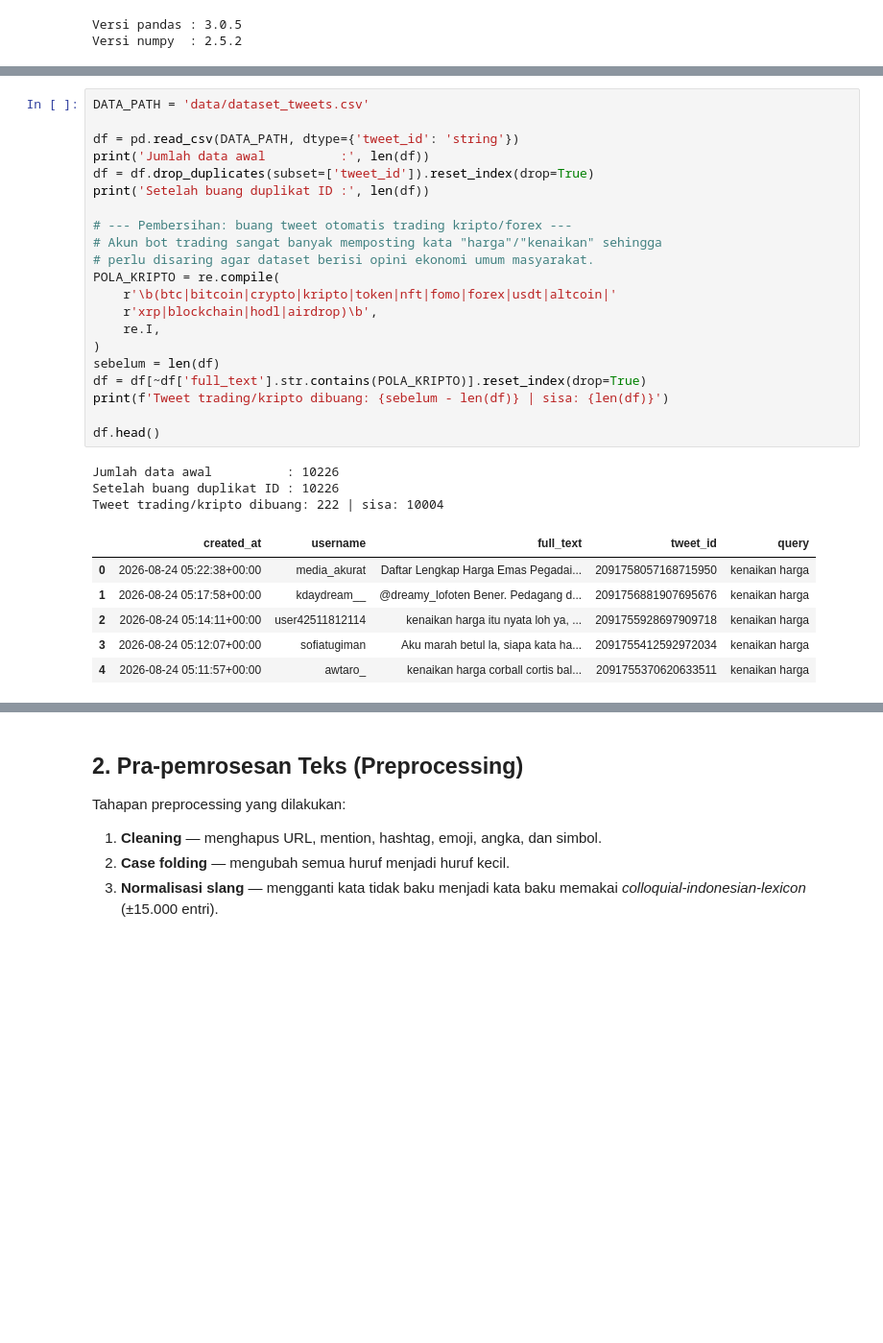
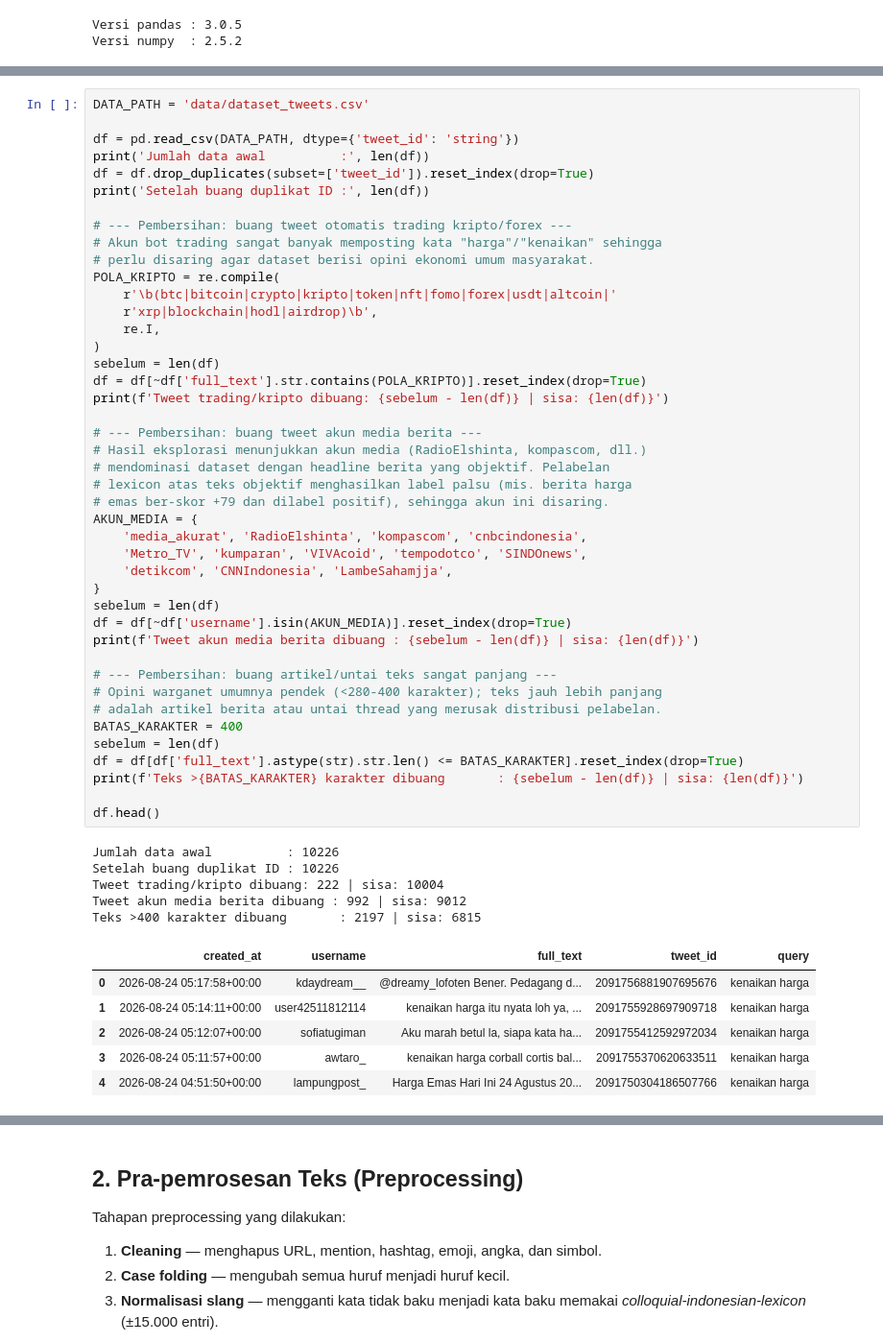
Before and after one commit to YantUgli/Sentiment-Analysis-Kebijakan-2024-2026, a Jupyter notebook: sentiment_analysis_training.ipynb, the cells around one changed output, grey strips where cells are left out. Shown at 96% size. Saved outputs shown, nothing was run; the diff lists cells and outputs as text; blank space fills up the shorter version.

```diff
--- a/sentiment_analysis_training.ipynb
+++ b/sentiment_analysis_training.ipynb
@@ -53,34 +55,58 @@ Dataset diperoleh dari scraping mandiri menggunakan `scraping_twitter.py` (libra
 # %%
 DATA_PATH = 'data/dataset_tweets.csv'
 
 df = pd.read_csv(DATA_PATH, dtype={'tweet_id': 'string'})
 print('Jumlah data awal          :', len(df))
 df = df.drop_duplicates(subset=['tweet_id']).reset_index(drop=True)
 print('Setelah buang duplikat ID :', len(df))
 
 # --- Pembersihan: buang tweet otomatis trading kripto/forex ---
 # Akun bot trading sangat banyak memposting kata "harga"/"kenaikan" sehingga
 # perlu disaring agar dataset berisi opini ekonomi umum masyarakat.
 POLA_KRIPTO = re.compile(
     r'\b(btc|bitcoin|crypto|kripto|token|nft|fomo|forex|usdt|altcoin|'
     r'xrp|blockchain|hodl|airdrop)\b',
     re.I,
 )
 sebelum = len(df)
 df = df[~df['full_text'].str.contains(POLA_KRIPTO)].reset_index(drop=True)
 print(f'Tweet trading/kripto dibuang: {sebelum - len(df)} | sisa: {len(df)}')
 
+# --- Pembersihan: buang tweet akun media berita ---
+# Hasil eksplorasi menunjukkan akun media (RadioElshinta, kompascom, dll.)
+# mendominasi dataset dengan headline berita yang objektif. Pelabelan
+# lexicon atas teks objektif menghasilkan label palsu (mis. berita harga
+# emas ber-skor +79 dan dilabel positif), sehingga akun ini disaring.
+AKUN_MEDIA = {
+    'media_akurat', 'RadioElshinta', 'kompascom', 'cnbcindonesia',
+    'Metro_TV', 'kumparan', 'VIVAcoid', 'tempodotco', 'SINDOnews',
+    'detikcom', 'CNNIndonesia', 'LambeSahamjja',
+}
+sebelum = len(df)
+df = df[~df['username'].isin(AKUN_MEDIA)].reset_index(drop=True)
+print(f'Tweet akun media berita dibuang : {sebelum - len(df)} | sisa: {len(df)}')
+
+# --- Pembersihan: buang artikel/untai teks sangat panjang ---
+# Opini warganet umumnya pendek (<280-400 karakter); teks jauh lebih panjang
+# adalah artikel berita atau untai thread yang merusak distribusi pelabelan.
+BATAS_KARAKTER = 400
+sebelum = len(df)
+df = df[df['full_text'].astype(str).str.len() <= BATAS_KARAKTER].reset_index(drop=True)
+print(f'Teks >{BATAS_KARAKTER} karakter dibuang       : {sebelum - len(df)} | sisa: {len(df)}')
+
 df.head()
 # %% [output]
 Jumlah data awal          : 10226
 Setelah buang duplikat ID : 10226
 Tweet trading/kripto dibuang: 222 | sisa: 10004
+Tweet akun media berita dibuang : 992 | sisa: 9012
+Teks >400 karakter dibuang       : 2197 | sisa: 6815
 |  | created_at | username | full_text | tweet_id | query |
-| 0 | 2026-08-24 05:22:38+00:00 | media_akurat | Daftar Lengkap Harga Emas Pegadai... | 2091758057168715950 | kenaikan harga |
-| 1 | 2026-08-24 05:17:58+00:00 | kdaydream__ | @dreamy_lofoten Bener. Pedagang d... | 2091756881907695676 | kenaikan harga |
-| 2 | 2026-08-24 05:14:11+00:00 | user42511812114 | kenaikan harga itu nyata loh ya, ... | 2091755928697909718 | kenaikan harga |
-| 3 | 2026-08-24 05:12:07+00:00 | sofiatugiman | Aku marah betul la, siapa kata ha... | 2091755412592972034 | kenaikan harga |
-| 4 | 2026-08-24 05:11:57+00:00 | awtaro_ | kenaikan harga corball cortis bal... | 2091755370620633511 | kenaikan harga |
+| 0 | 2026-08-24 05:17:58+00:00 | kdaydream__ | @dreamy_lofoten Bener. Pedagang d... | 2091756881907695676 | kenaikan harga |
+| 1 | 2026-08-24 05:14:11+00:00 | user42511812114 | kenaikan harga itu nyata loh ya, ... | 2091755928697909718 | kenaikan harga |
+| 2 | 2026-08-24 05:12:07+00:00 | sofiatugiman | Aku marah betul la, siapa kata ha... | 2091755412592972034 | kenaikan harga |
+| 3 | 2026-08-24 05:11:57+00:00 | awtaro_ | kenaikan harga corball cortis bal... | 2091755370620633511 | kenaikan harga |
+| 4 | 2026-08-24 04:51:50+00:00 | lampungpost_ | Harga Emas Hari Ini 24 Agustus 20... | 2091750304186507766 | kenaikan harga |
 # %%
 df.info()
 
```
Also changed, not shown: parts of 15 cells of this notebook, 19 other files.
